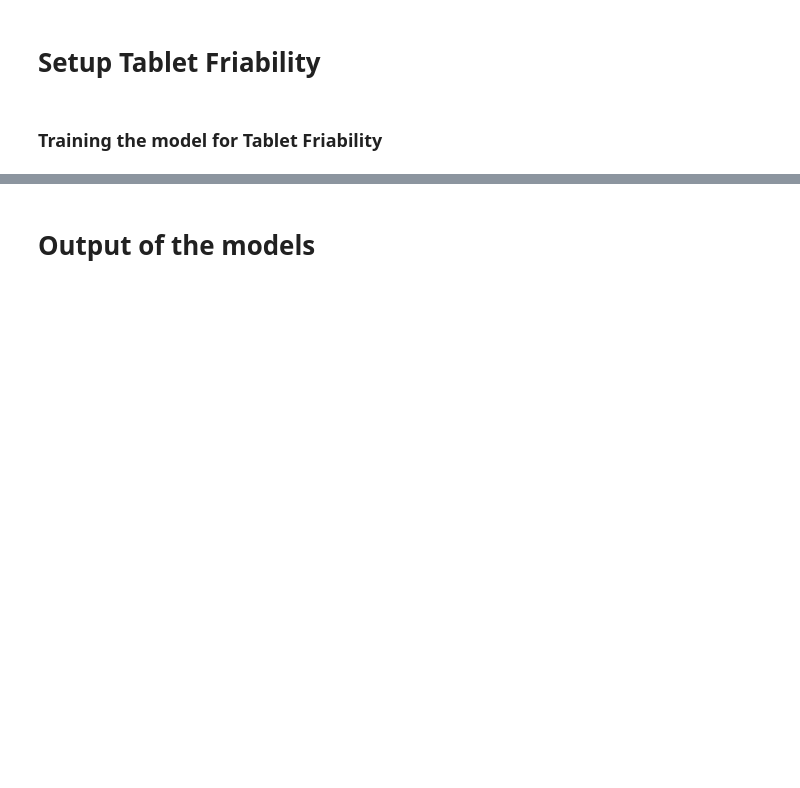
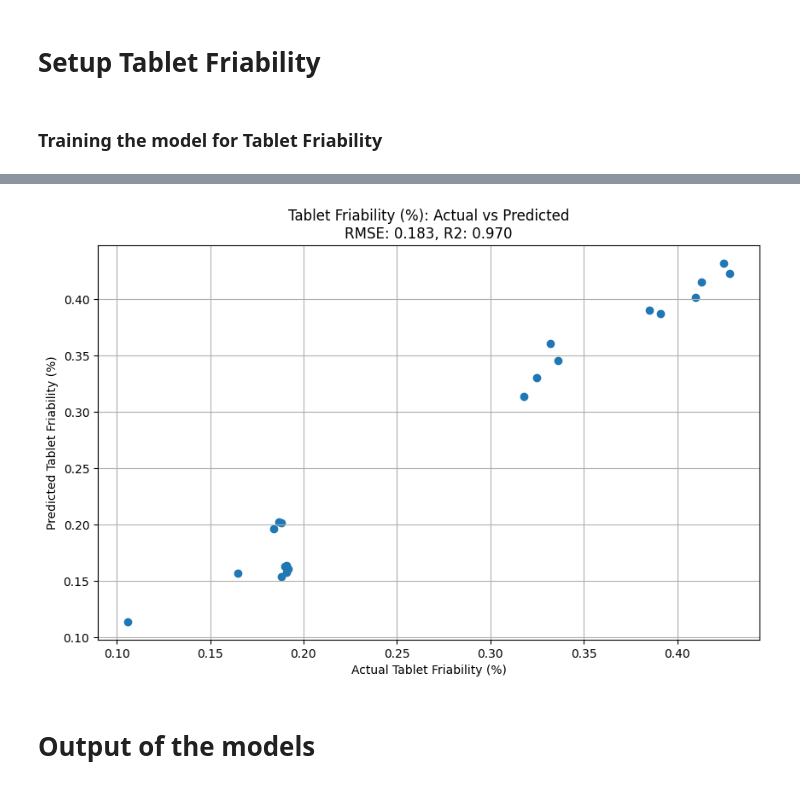
Before and after one commit to MrHexeberg/AI-medical-project, a Jupyter notebook: AI_Model_Pill/Project_NeuralNetwork.ipynb, the cells around one changed output, grey strips where cells are left out. Drawn from its saved outputs; the diff is of its cells as text; code cells hidden in the pictures; blank space fills up the shorter version.

```diff
--- a/AI_Model_Pill/Project_NeuralNetwork.ipynb
+++ b/AI_Model_Pill/Project_NeuralNetwork.ipynb
@@ -160,7 +237,7 @@ model_friability = Sequential(
     ]
 )
 # %%
-model_friability.compile(optimizer=Adam(learning_rate=0.01), loss='mape')
+model_friability.compile(optimizer=Adam(learning_rate=0.01), loss='mse')
 # %%
 scaling_factor = 10
 # %%
@@ -179,8 +274,9 @@ history_friability = model_friability.fit(X_train_scaled, y_train_friability,
 # %%
 # Evaluation of the model for tablet friability
-y_pred_friability = model_friability.predict(X_test_scaled) / scaling_factor
+y_pred_friability = model_friability.predict(X_test_scaled)
 rmse_friability = root_mean_squared_error(y_test_friability, y_pred_friability)
 r2_friability = r2_score(y_test_friability, y_pred_friability)
+y_pred_friability /= scaling_factor
 
 print('rmse: ', rmse_friability)
 print('r2 score: ', r2_friability)
@@ -197,11 +299,13 @@ plt.grid()
 # %%
 plt.figure(figsize=(10,6))
 col = 'Tablet Friability (%)'
 plt.scatter(y_test[col], y_pred_friability)
 plt.xlabel(f'Actual {col}')
 plt.ylabel(f'Predicted {col}')
-plt.title(f'{col}: Actual vs Predicted')
+plt.title(f'{col}: Actual vs Predicted\nRMSE: {rmse_friability:.3f}, R2: {r2_friability:.3f}')
 plt.grid()
+# %% [output]
+[figure, added]
 # %% [markdown]
 # Output of the models
 # %% [markdown]
```
Also changed, not shown: parts of 17 cells of this notebook, 2 other files.
